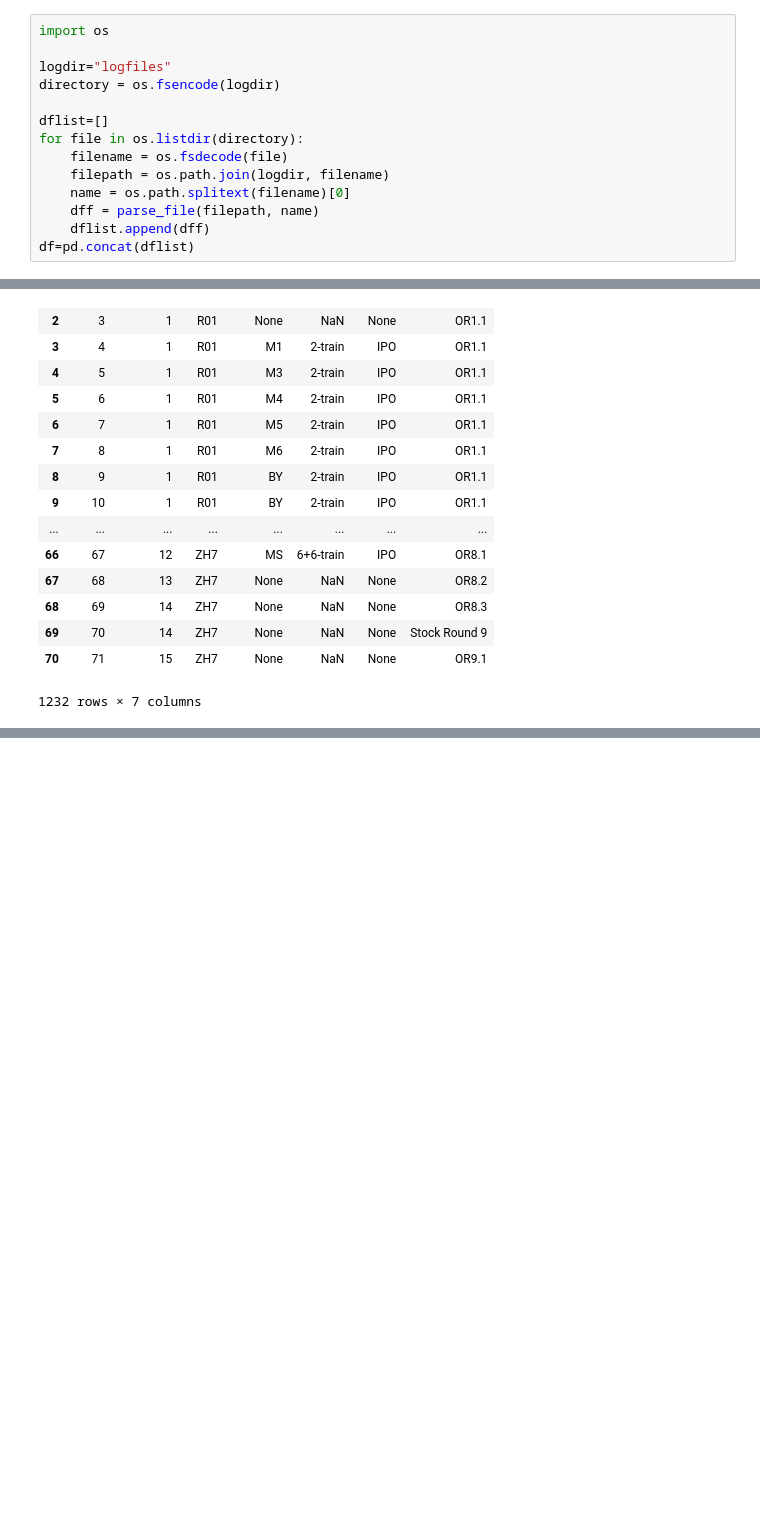
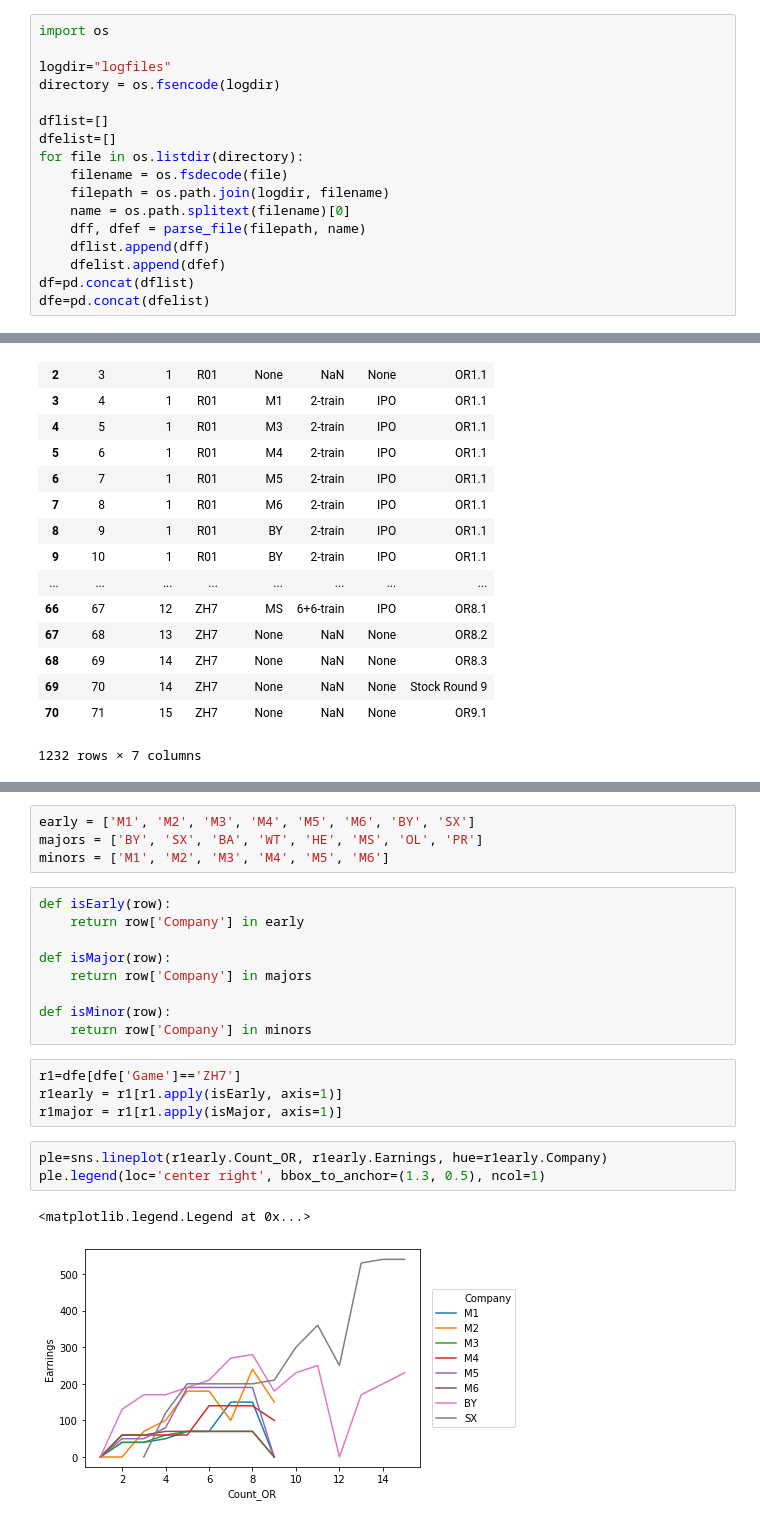
Before and after one commit to peter-de-boer/strategy1835, a Jupyter notebook: parse.ipynb, the cells around one changed output, grey strips where cells are left out. Cells and saved outputs as stored; diff of their text form; blank space fills up the shorter version.

```diff
--- a/parse.ipynb
+++ b/parse.ipynb
@@ -89,10 +105,13 @@ logdir="logfiles"
 directory = os.fsencode(logdir)
 
 dflist=[]
+dfelist=[]
 for file in os.listdir(directory):
     filename = os.fsdecode(file)
     filepath = os.path.join(logdir, filename)
     name = os.path.splitext(filename)[0]
-    dff = parse_file(filepath, name)
+    dff, dfef = parse_file(filepath, name)
     dflist.append(dff)
+    dfelist.append(dfef)
 df=pd.concat(dflist)
+dfe=pd.concat(dfelist)
@@ -491,0 +907,23 @@ df
+# %%
+early = ['M1', 'M2', 'M3', 'M4', 'M5', 'M6', 'BY', 'SX']
+majors = ['BY', 'SX', 'BA', 'WT', 'HE', 'MS', 'OL', 'PR']
+minors = ['M1', 'M2', 'M3', 'M4', 'M5', 'M6']
+# %%
+def isEarly(row):
+    return row['Company'] in early
+
+def isMajor(row):
+    return row['Company'] in majors
+
+def isMinor(row):
+    return row['Company'] in minors
+# %%
+r1=dfe[dfe['Game']=='ZH7']
+r1early = r1[r1.apply(isEarly, axis=1)]
+r1major = r1[r1.apply(isMajor, axis=1)]
+# %%
+ple=sns.lineplot(r1early.Count_OR, r1early.Earnings, hue=r1early.Company)
+ple.legend(loc='center right', bbox_to_anchor=(1.3, 0.5), ncol=1)
+# %% [output]
+<matplotlib.legend.Legend at 0x...>
+[figure, added]
```
Also changed, not shown: parts of 31 cells of this notebook, 1 other file.
